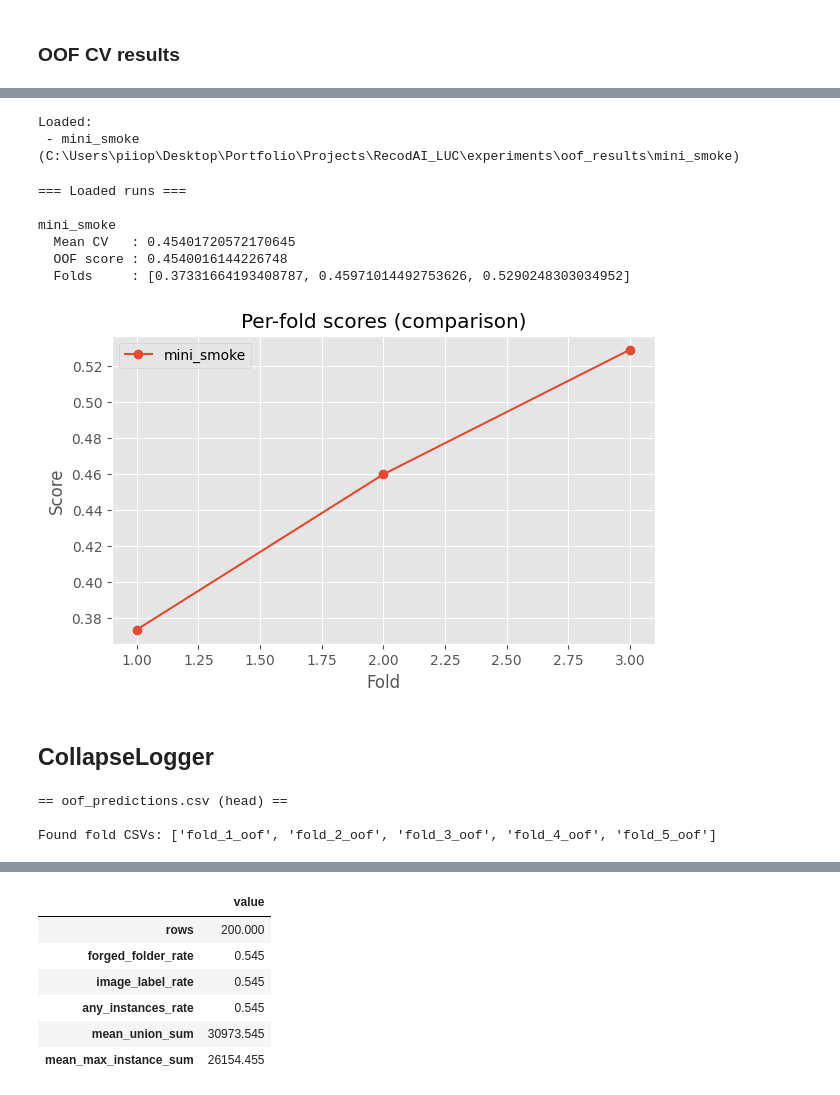
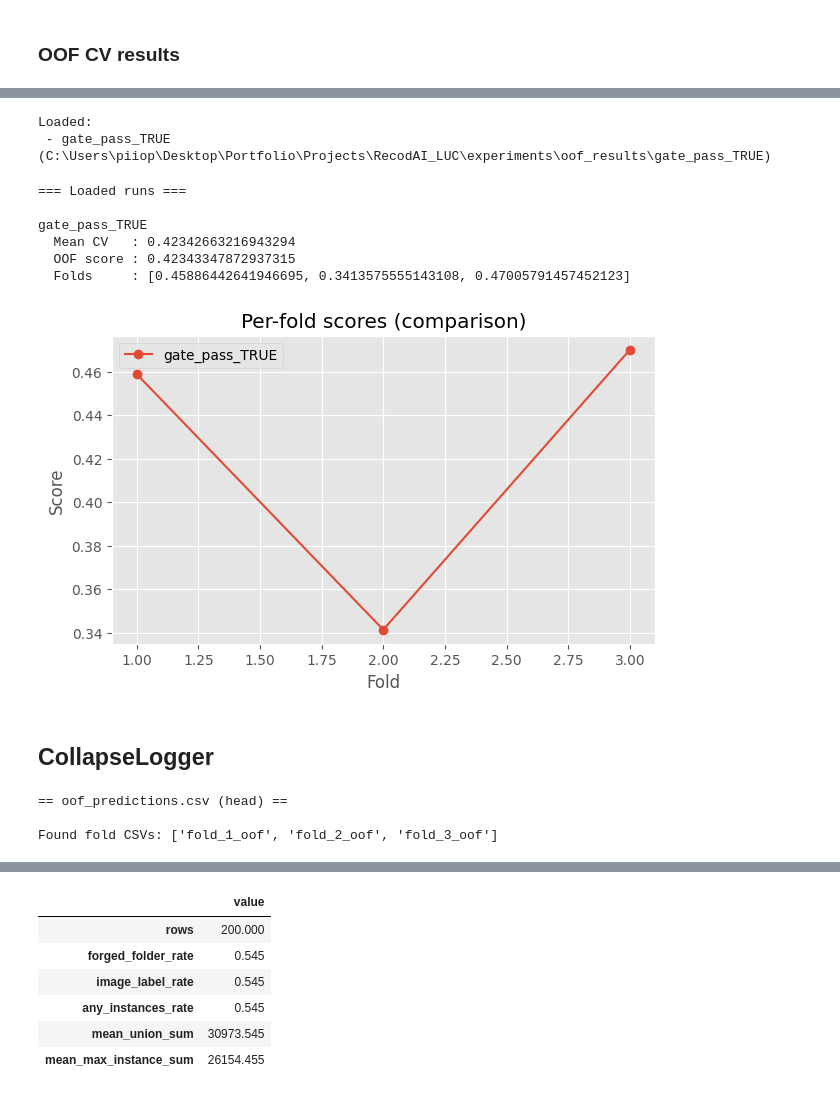
Before and after one commit to piiop/RecodAI_LUC, a Jupyter notebook: notebooks/cv_analysis.ipynb, the cells around one changed output, grey strips where cells are left out. Cells and saved outputs as stored; diff of their text form; code cells hidden in the pictures.

```diff
--- a/notebooks/cv_analysis.ipynb
+++ b/notebooks/cv_analysis.ipynb
@@ -99,7 +99,7 @@ def load_run(names):
     raise FileNotFoundError(f"Not found under OOF_ROOT: {name}")
 
 # Use load_run(name | [names]) to load one or more CV runs or loose files from experiments/oof_results/
-runs = load_run(["mini_smoke"])  # or: load_run("mini_smoke"), load_run("oof_predictions.csv")
+runs = load_run(["gate_pass_TRUE"])  # or: load_run("mini_smoke"), load_run("oof_predictions.csv")
 
 print("Loaded:")
 if isinstance(runs, dict) and "name" not in runs:
@@ -109,7 +109,7 @@ else:
     print(f" - {runs['name']} ({runs['path']})")
 # %% [output]
 Loaded:
- - mini_smoke (C:\Users\piiop\Desktop\Portfolio\Projects\RecodAI_LUC\experiments\oof_results\mini_smoke)
+ - gate_pass_TRUE (C:\Users\piiop\Desktop\Portfolio\Projects\RecodAI_LUC\experiments\oof_results\gate_pass_TRUE)
 # %%
 def show_run_metrics(names):
     """
@@ -131,44 +131,44 @@ def show_run_metrics(names):
 
         print(f"\n{r['name']}")
         print(f"  Mean CV   : {mean_cv}")
         print(f"  OOF score : {oof_score}")
         if fold_scores is not None:
             print(f"  Folds     : {fold_scores}")
 
     # Comparison plot (only for runs that have fold_scores)
     plot_items = [(r["name"], (r["metrics"] or {}).get("fold_scores")) for r in items]
     plot_items = [(n, fs) for (n, fs) in plot_items if fs is not None]
 
     if plot_items:
         plt.figure(figsize=(7, 4))
         for name, fs in plot_items:
             plt.plot(range(1, len(fs) + 1), fs, marker="o", label=name)
         plt.xlabel("Fold")
         plt.ylabel("Score")
         plt.title("Per-fold scores (comparison)")
         plt.legend()
         plt.show()
 
     return runs
 
 # Single run
-_ = show_run_metrics("mini_smoke")
+_ = show_run_metrics("gate_pass_TRUE")
 
 # Compare multiple runs
 # _ = show_run_metrics(["mini_smoke", "some_other_run"])
 # %% [output]
 === Loaded runs ===
 
-mini_smoke
-  Mean CV   : 0.45401720572170645
-  OOF score : 0.4540016144226748
-  Folds     : [0.37331664193408787, 0.45971014492753626, 0.5290248303034952]
+gate_pass_TRUE
+  Mean CV   : 0.42342663216943294
+  OOF score : 0.42343347872937315
+  Folds     : [0.45886442641946695, 0.3413575555143108, 0.47005791457452123]
-[figure, old version]
+[figure, new version]
 # %% [markdown]
 ## CollapseLogger
 # %%
 # ---- Use an already-loaded run from `runs` ----
-run = runs["mini_smoke"]  # must exist in `runs`
+run = runs["gate_pass_TRUE"]  # must exist in `runs`
 
 OOF_RUN_DIR = run["path"]
 oof_metrics = run["metrics"] or {}
@@ -181,7 +181,7 @@ print("\nFound fold CSVs:", list(fold_dfs.keys()))
 # %% [output]
 == oof_predictions.csv (head) ==
 
-Found fold CSVs: ['fold_1_oof', 'fold_2_oof', 'fold_3_oof', 'fold_4_oof', 'fold_5_oof']
+Found fold CSVs: ['fold_1_oof', 'fold_2_oof', 'fold_3_oof']
 # %%
 # Rebuild solution_df and re-score to match train_cv additional pipeline verification
 
```
Also changed, not shown: parts of 7 cells of this notebook, 6 other files.
